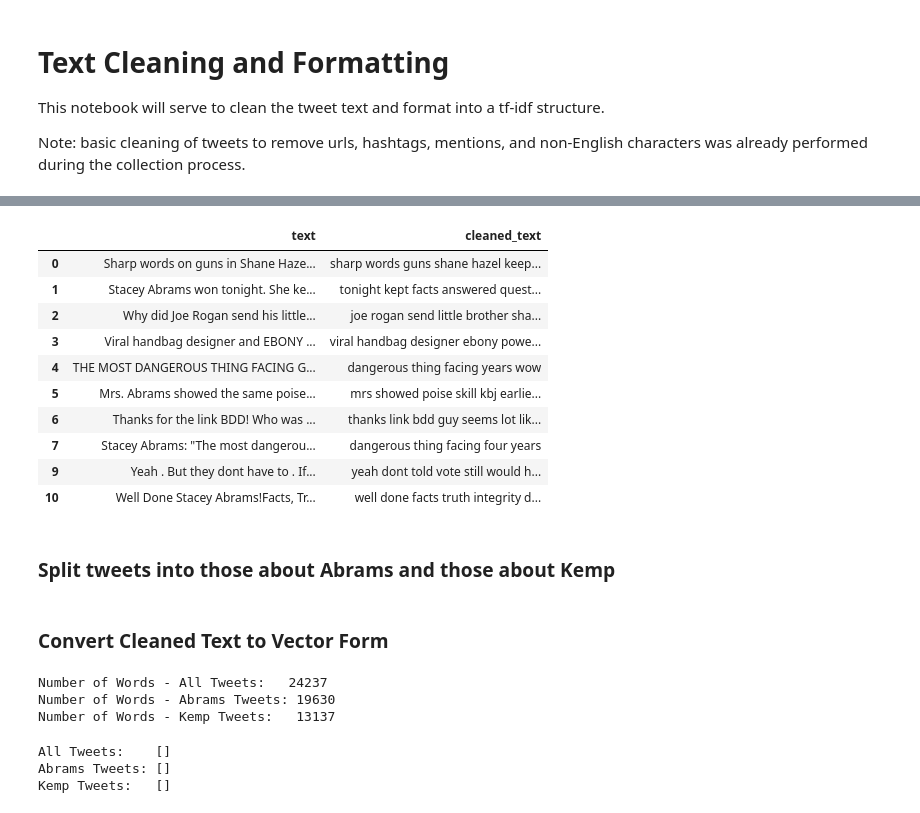
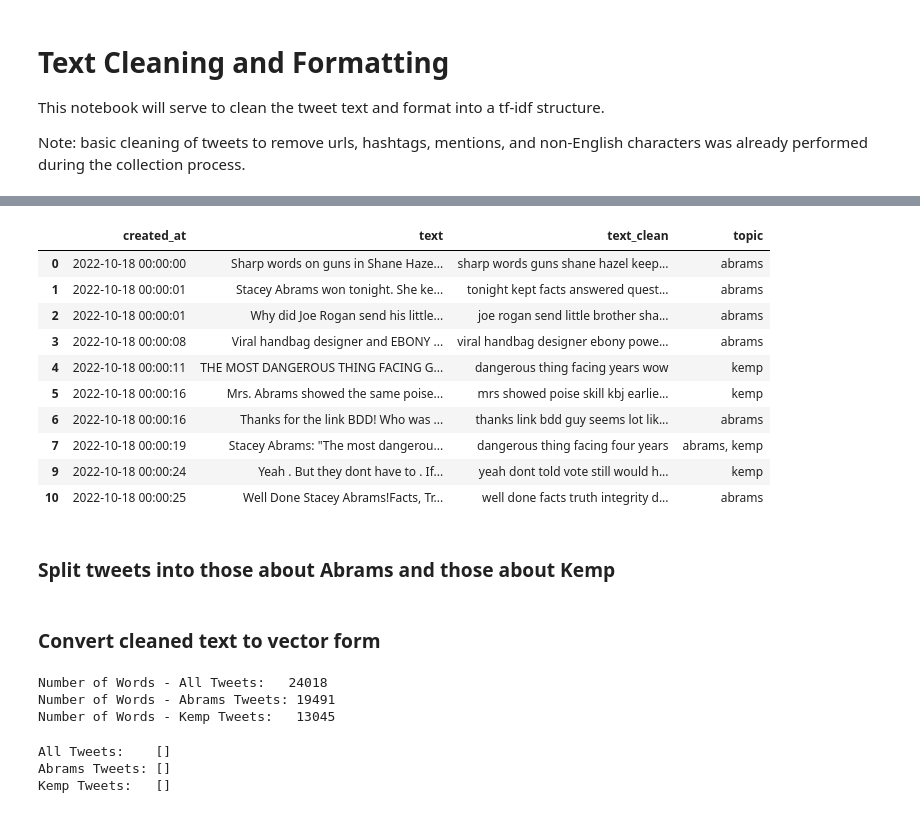
Before and after one commit to monroefarris/anly580_final_project, a Jupyter notebook: Analysis_Code/topic_modeling.ipynb, the cells around one changed output, grey strips where cells are left out. Cells and saved outputs as stored; diff of their text form; code cells hidden in the pictures.

Commit message:
update topic modeling for new cleaned text csv

```diff
--- a/Analysis_Code/topic_modeling.ipynb
+++ b/Analysis_Code/topic_modeling.ipynb
@@ -57,7 +54,7 @@ plt.rcParams.update({
 # %%
 # Read in data
-data = pd.read_csv('../Data_Merged/all_data.csv')
+data = pd.read_csv('./cleaned_tweet_data.csv')
 
 # View first few rows of data
-data.head(3)
+data.head(2)
 # %% [output]
@@ -98,23 +63,0 @@ data[['text', 'cleaned_text']].head(3)
-# %%
-# Get nltk stopwords
-stopwords = nltk.corpus.stopwords.words('english')
-
-# Define search words used in collecting tweets
-search_words = ['georgia', 'governor', 'gov', 'election', 'ga',
-                'brian', 'kemp', 'kemps', 'brainkemp', 'kemp',
-                'stacey', 'abrams', 'staceyabrams', 'abramss',
-                'nominee', 'candidate', 'incumbent']
-
-# Define method to lowercase and remove stopwords and search words from tweet
-def clean_tweet(tweet):
-    tweet = tweet.lower()
-    tweet = [word for word in tweet.split() if word not in stopwords]
-    tweet = [word for word in tweet if word not in search_words]
-    tweet = ' '.join(tweet)
-    return tweet
-
-# Apply method to cleaned_text column
-data['cleaned_text'] = data['cleaned_text'].apply(lambda x: clean_tweet(x))
-
-# View first few rows of text and cleaned text columns
-data[['text', 'cleaned_text']].head(10)
@@ -132,0 +64,9 @@ data[['text', 'cleaned_text']].head(10)
+# %%
+# Subset data to keep only the cleaned text data
+data = data[['created_at', 'text', 'text_clean_noStop_noSearch', 'topic']]
+
+# Rename column
+data.rename(columns={'text_clean_noStop_noSearch':'text_clean'}, inplace=True)
+
+# See first few rows of updated dataframe
+data.head(10)
@@ -133,21 +85,21 @@ data[['text', 'cleaned_text']].head(10)
 # %%
-# Remove any tweets that have no words after cleaning
-data = data[data['cleaned_text'] != '']
+# Remove any tweets that have no words after cleaning + removing stopwords + removing search words
+data = data[~data['text_clean'].isna()]
 
 # View first few rows of text and cleaned text columns
-data[['text', 'cleaned_text']].head(10)
+data.head(10)
 # %% [output]
-|  | text | cleaned_text |
-| 0 | Sharp words on guns in Shane Haze... | sharp words guns shane hazel keep... |
-| 1 | Stacey Abrams won tonight. She ke... | tonight kept facts answered quest... |
-| 2 | Why did Joe Rogan send his little... | joe rogan send little brother sha... |
-| 3 | Viral handbag designer and EBONY ... | viral handbag designer ebony powe... |
-| 4 | THE MOST DANGEROUS THING FACING G... | dangerous thing facing years wow |
-| 5 | Mrs. Abrams showed the same poise... | mrs showed poise skill kbj earlie... |
-| 6 | Thanks for the link BDD! Who was ... | thanks link bdd guy seems lot lik... |
-| 7 | Stacey Abrams: "The most dangerou... | dangerous thing facing four years |
-| 9 | Yeah . But they dont have to . If... | yeah dont told vote still would h... |
-| 10 | Well Done Stacey Abrams!Facts, Tr... | well done facts truth integrity d... |
+|  | created_at | text | text_clean | topic |
+| 0 | 2022-10-18 00:00:00 | Sharp words on guns in Shane Haze... | sharp words guns shane hazel keep... | abrams |
+| 1 | 2022-10-18 00:00:01 | Stacey Abrams won tonight. She ke... | tonight kept facts answered quest... | abrams |
+| 2 | 2022-10-18 00:00:01 | Why did Joe Rogan send his little... | joe rogan send little brother sha... | abrams |
+| 3 | 2022-10-18 00:00:08 | Viral handbag designer and EBONY ... | viral handbag designer ebony powe... | abrams |
+| 4 | 2022-10-18 00:00:11 | THE MOST DANGEROUS THING FACING G... | dangerous thing facing years wow | kemp |
+| 5 | 2022-10-18 00:00:16 | Mrs. Abrams showed the same poise... | mrs showed poise skill kbj earlie... | kemp |
+| 6 | 2022-10-18 00:00:16 | Thanks for the link BDD! Who was ... | thanks link bdd guy seems lot lik... | abrams |
+| 7 | 2022-10-18 00:00:19 | Stacey Abrams: "The most dangerou... | dangerous thing facing four years | abrams, kemp |
+| 9 | 2022-10-18 00:00:24 | Yeah . But they dont have to . If... | yeah dont told vote still would h... | kemp |
+| 10 | 2022-10-18 00:00:25 | Well Done Stacey Abrams!Facts, Tr... | well done facts truth integrity d... | abrams |
 # %% [markdown]
 ### Split tweets into those about Abrams and those about Kemp
 # %%
@@ -156,23 +108,23 @@ data_kemp = data[data['topic_y'].str.contains('kemp')]
-# %% [markdown]
-### Convert Cleaned Text to Vector Form
+# %% [markdown]
+### Convert cleaned text to vector form
 # %%
 ### Get number of words (vocab size) for each dataset
 
 # All Tweets
-vocab_size_all = len(set([word for tweet in data['cleaned_text'] for word in tweet.split(' ')]))
+vocab_size_all = len(set([word for tweet in data['text_clean'] for word in tweet.split(' ')]))
 print('Number of Words - All Tweets:  ', vocab_size_all)
 
 # Abrams Tweets
-vocab_size_abrams = len(set([word for tweet in data_abrams['cleaned_text'] for word in tweet.split(' ')]))
+vocab_size_abrams = len(set([word for tweet in data_abrams['text_clean'] for word in tweet.split(' ')]))
 print('Number of Words - Abrams Tweets:', vocab_size_abrams)
 
 # Kemp Tweets
-vocab_size_kemp = len(set([word for tweet in data_kemp['cleaned_text'] for word in tweet.split(' ')]))
+vocab_size_kemp = len(set([word for tweet in data_kemp['text_clean'] for word in tweet.split(' ')]))
 print('Number of Words - Kemp Tweets:  ', vocab_size_kemp)
 # %% [output]
-Number of Words - All Tweets:   24237
-Number of Words - Abrams Tweets: 19630
-Number of Words - Kemp Tweets:   13137
+Number of Words - All Tweets:   24018
+Number of Words - Abrams Tweets: 19491
+Number of Words - Kemp Tweets:   13045
 # %%
 ### Transform text to vector form - term frequency matrix
 
```
Also changed, not shown: parts of 17 cells of this notebook, 4 other files.
